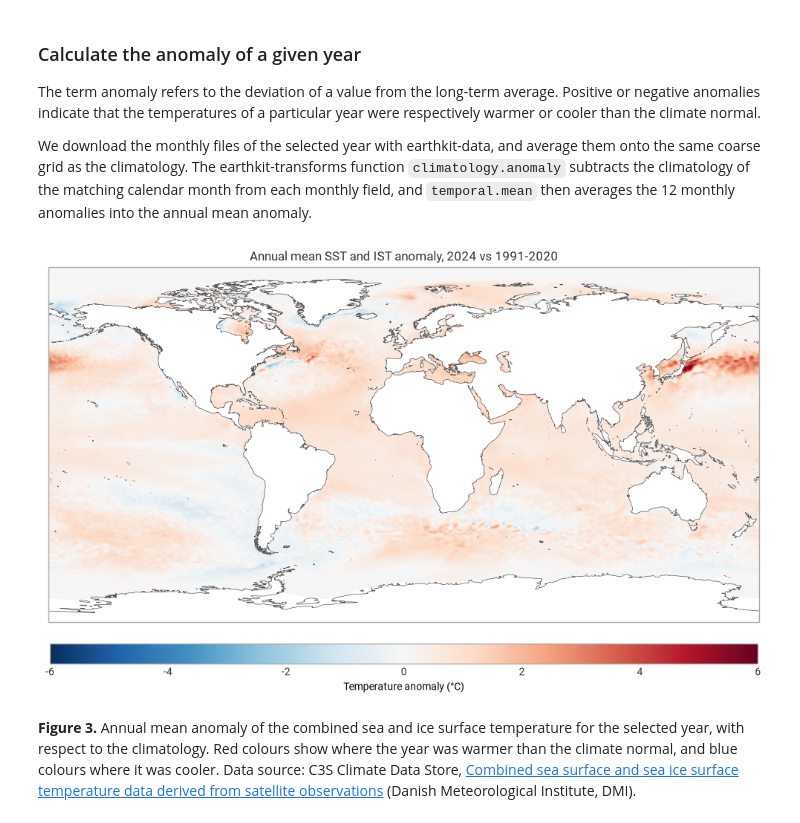
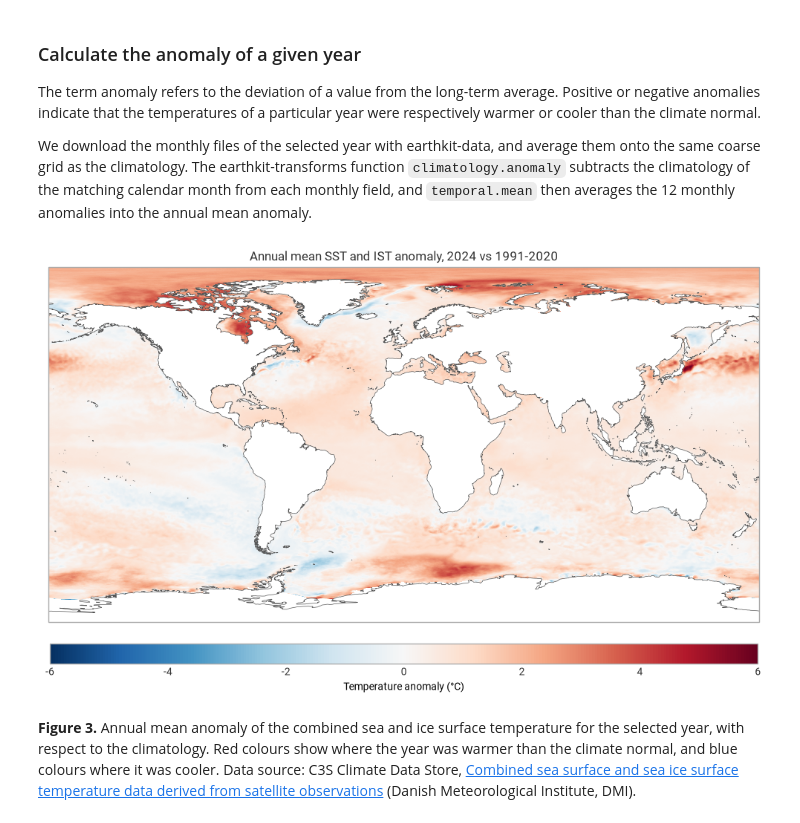
Before and after one commit to ecmwf-training/c3s-training-submodule-sat-obs-ocean, a Jupyter notebook: satellite-sst-and-ist-climatology-analysis.ipynb, the cells around one changed output. Drawn from its saved outputs; the diff is of its cells as text; code cells hidden in the pictures.

Commit message:
Fix to use ST rather than SST for climatology

```diff
--- a/satellite-sst-and-ist-climatology-analysis.ipynb
+++ b/satellite-sst-and-ist-climatology-analysis.ipynb
@@ -128,14 +128,11 @@ Helper function to draw a field on a regular latitude/longitude grid onto a map
 # %%
 def draw_map(subplot, field, title, label, cmap="viridis", vmin=None, vmax=None):
     # Draw a field on a regular latitude/longitude grid onto a map subplot
-    subplot.imshow(
+    subplot.pcolormesh(
         field,
-        extent=[-180, 180, -90, 90],
-        origin="lower",
         cmap=cmap,
         vmin=vmin,
         vmax=vmax,
-        interpolation="none",
     )
     subplot.coastlines(linewidth=0.5)
     subplot.title(title)
@@ -320,10 +309,10 @@ Data variables:
     frequency:                  mon
 # %%
 print("Computing climatology...")
-st_clim = ekt.climatology.monthly_mean(ds_all["analysed_sst"]).compute()
+st_clim = ekt.climatology.monthly_mean(ds_all["analysed_st"]).compute()
 st_clim = convert_dataarray(st_clim, "celsius")
 # Display as a dataset
-st_clim.to_dataset(name="analysed_sst")
+st_clim.to_dataset(name="analysed_st")
 # %% [output]
 Computing climatology...
 <xarray.Dataset> Size: 1GB
@@ -362,20 +351,24 @@ anomaly_year = 2024
 
 eds_anom = ekd.from_source("cds", "satellite-ist-sst-global", sst_request([anomaly_year], months))
 ds_anom = eds_anom.to_xarray()
-st_2024 = convert_dataarray(ds_anom['analysed_sst'], "celsius")
+st_2024 = convert_dataarray(ds_anom['analysed_st'], "celsius")
 st_anom_monthly = ekt.climatology.anomaly(st_2024, st_clim)
 st_anom = ekt.temporal.mean(st_anom_monthly).compute()
 # %%
-plot_map(
+# Plot a single global map of a field
+chart = ekp.Map(figsize=(12, 6), domain="Global")
+draw_map(
+    chart,
     st_anom,
     f"Annual mean SST and IST anomaly, {anomaly_year} vs {clim_str}",
     "Temperature anomaly (°C)",
     cmap="RdBu_r",
     vmin=-6,
     vmax=6,
 )
+chart.show()
 # %% [output]
-[figure, old version]
+[figure, new version]
 # %% [markdown]
 **Figure 3.** Annual mean anomaly of the combined sea and ice surface temperature for the selected year, with respect to the climatology. Red colours show where the year was warmer than the climate normal, and blue colours where it was cooler. Data source: C3S Climate Data Store, [Combined sea surface and sea ice surface temperature data derived from satellite observations](https://doi.org/10.24381/9b0f528b) (Danish Meteorological Institute, DMI).
 # %% [markdown]
```
Also changed, not shown: parts of 6 cells of this notebook.
